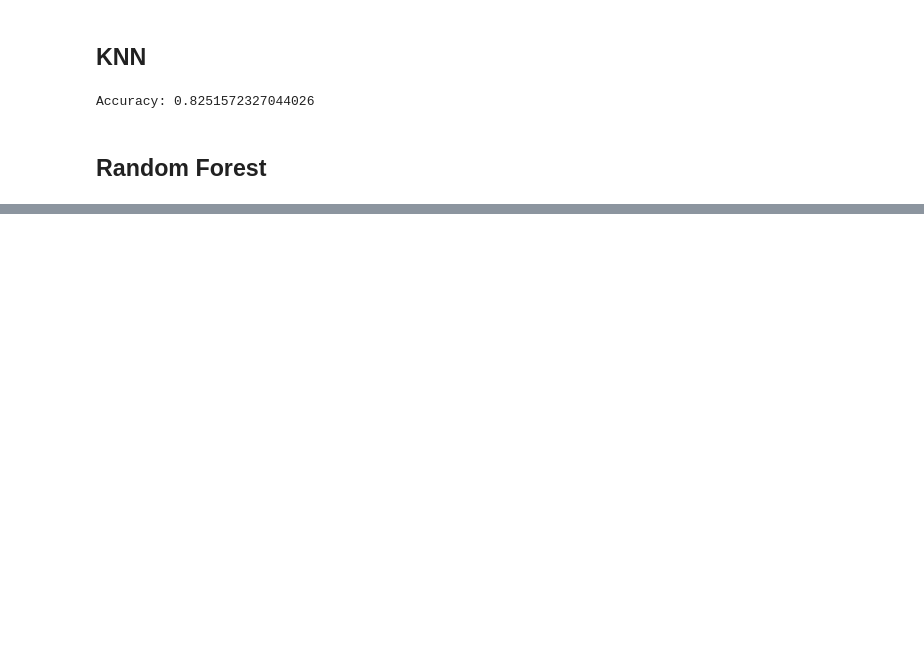
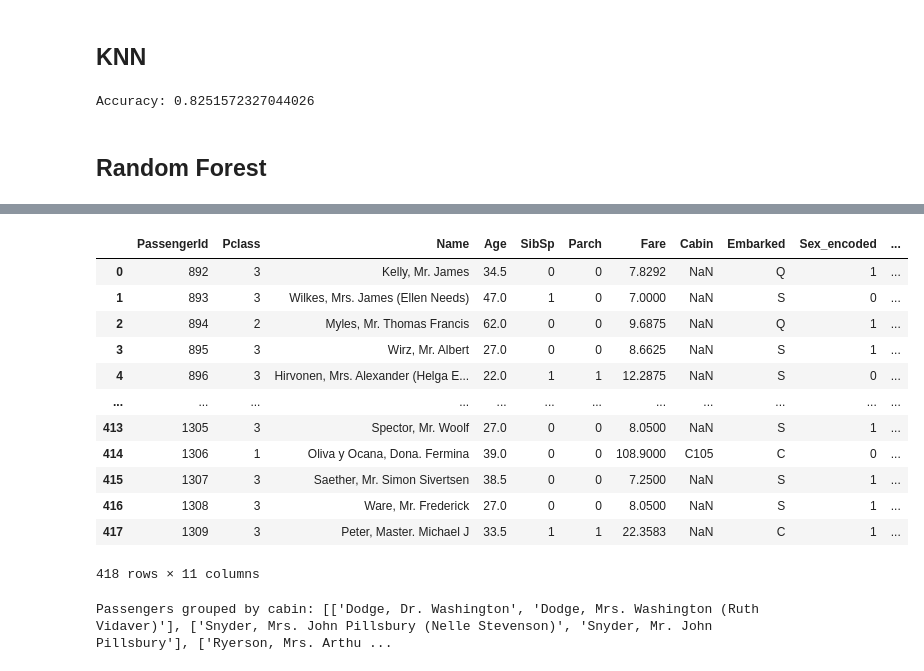
Before and after one commit to yajur-khanna/Kaggle-Titanic-Competiton, a Jupyter notebook: Kaggle_Titanic.ipynb, the cells around one changed output, grey strips where cells are left out. Cells and saved outputs as stored; diff of their text form; code cells hidden in the pictures; blank space fills up the shorter version.

```diff
--- a/Kaggle_Titanic.ipynb
+++ b/Kaggle_Titanic.ipynb
@@ -790,0 +868,30 @@ ImportError: cannot import name 'RandomForestClassifer' from 'sklearn.ensemble'
+# %%
+df_test.drop(columns = ['Ticket','Sex'], inplace = True)
+# %%
+df_test
+# %% [output]
+|  | PassengerId | Pclass | Name | Age | SibSp | Parch | Fare | Cabin | Embarked | Sex_encoded | ... |
+| 0 | 892 | 3 | Kelly, Mr. James | 34.5 | 0 | 0 | 7.8292 | NaN | Q | 1 | ... |
+| 1 | 893 | 3 | Wilkes, Mrs. James (Ellen Needs) | 47.0 | 1 | 0 | 7.0000 | NaN | S | 0 | ... |
+| 2 | 894 | 2 | Myles, Mr. Thomas Francis | 62.0 | 0 | 0 | 9.6875 | NaN | Q | 1 | ... |
+| 3 | 895 | 3 | Wirz, Mr. Albert | 27.0 | 0 | 0 | 8.6625 | NaN | S | 1 | ... |
+| 4 | 896 | 3 | Hirvonen, Mrs. Alexander (Helga E... | 22.0 | 1 | 1 | 12.2875 | NaN | S | 0 | ... |
+| ... | ... | ... | ... | ... | ... | ... | ... | ... | ... | ... | ... |
+| 413 | 1305 | 3 | Spector, Mr. Woolf | 27.0 | 0 | 0 | 8.0500 | NaN | S | 1 | ... |
+| 414 | 1306 | 1 | Oliva y Ocana, Dona. Fermina | 39.0 | 0 | 0 | 108.9000 | C105 | C | 0 | ... |
+| 415 | 1307 | 3 | Saether, Mr. Simon Sivertsen | 38.5 | 0 | 0 | 7.2500 | NaN | S | 1 | ... |
+| 416 | 1308 | 3 | Ware, Mr. Frederick | 27.0 | 0 | 0 | 8.0500 | NaN | S | 1 | ... |
+| 417 | 1309 | 3 | Peter, Master. Michael J | 33.5 | 1 | 1 | 22.3583 | NaN | C | 1 | ... |
+418 rows × 11 columns
+# %%
+names_by_cabin = df_test.groupby('Cabin')['Name'].apply(list).to_dict()
+
+# Filter out cabins with more than one person
+shared_cabins = {cabin: names for cabin, names in names_by_cabin.items() if len(names) > 1}
+
+# Convert the dictionary values to lists
+shared_cabins = list(shared_cabins.values())
+
+print("Passengers grouped by cabin:", shared_cabins)
+# %% [output]
+Passengers grouped by cabin: [['Dodge, Dr. Washington', 'Dodge, Mrs. Washington (Ruth Vidaver)'], ['Snyder, Mrs. John Pillsbury (Nelle Stevenson)', 'Snyder, Mr. John Pillsbury'], ['Ryerson, Mrs. Arthu ...
```
Also changed, not shown: parts of 42 cells of this notebook.
